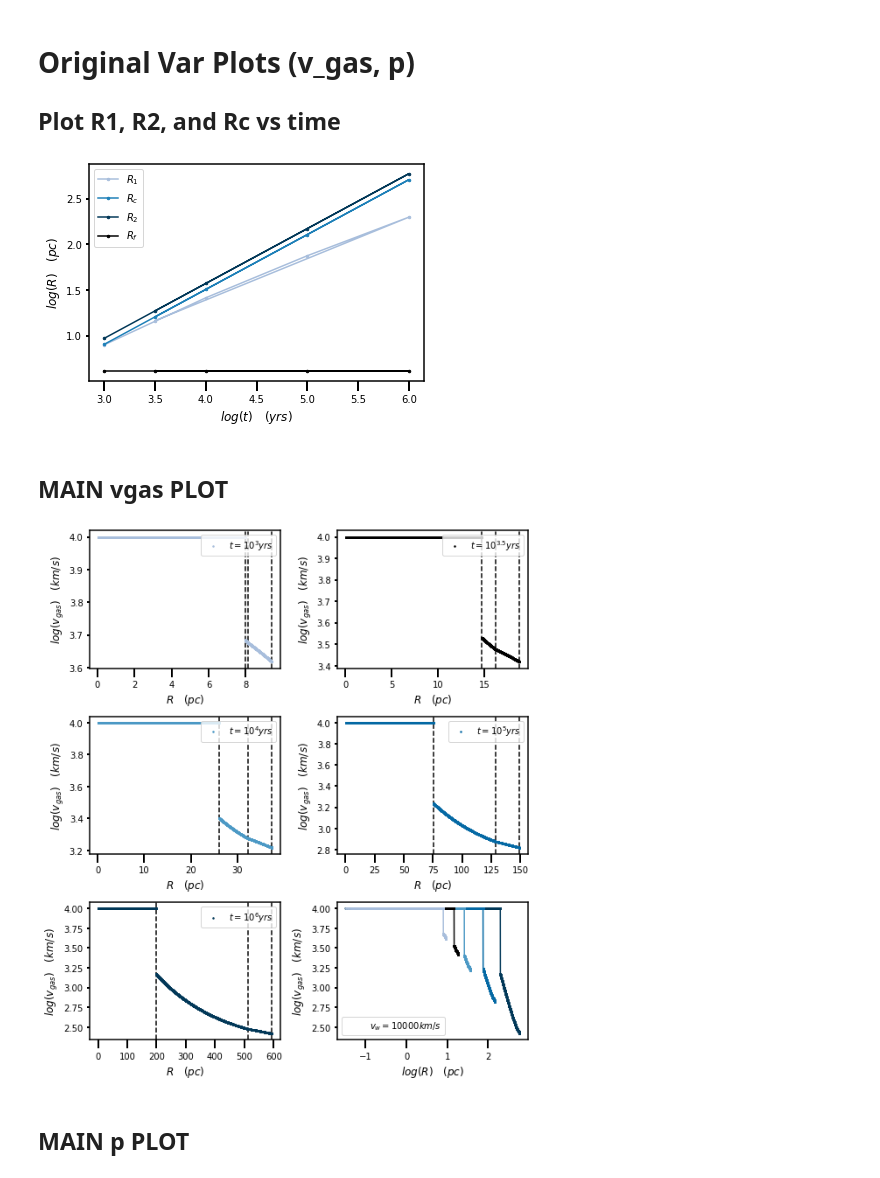
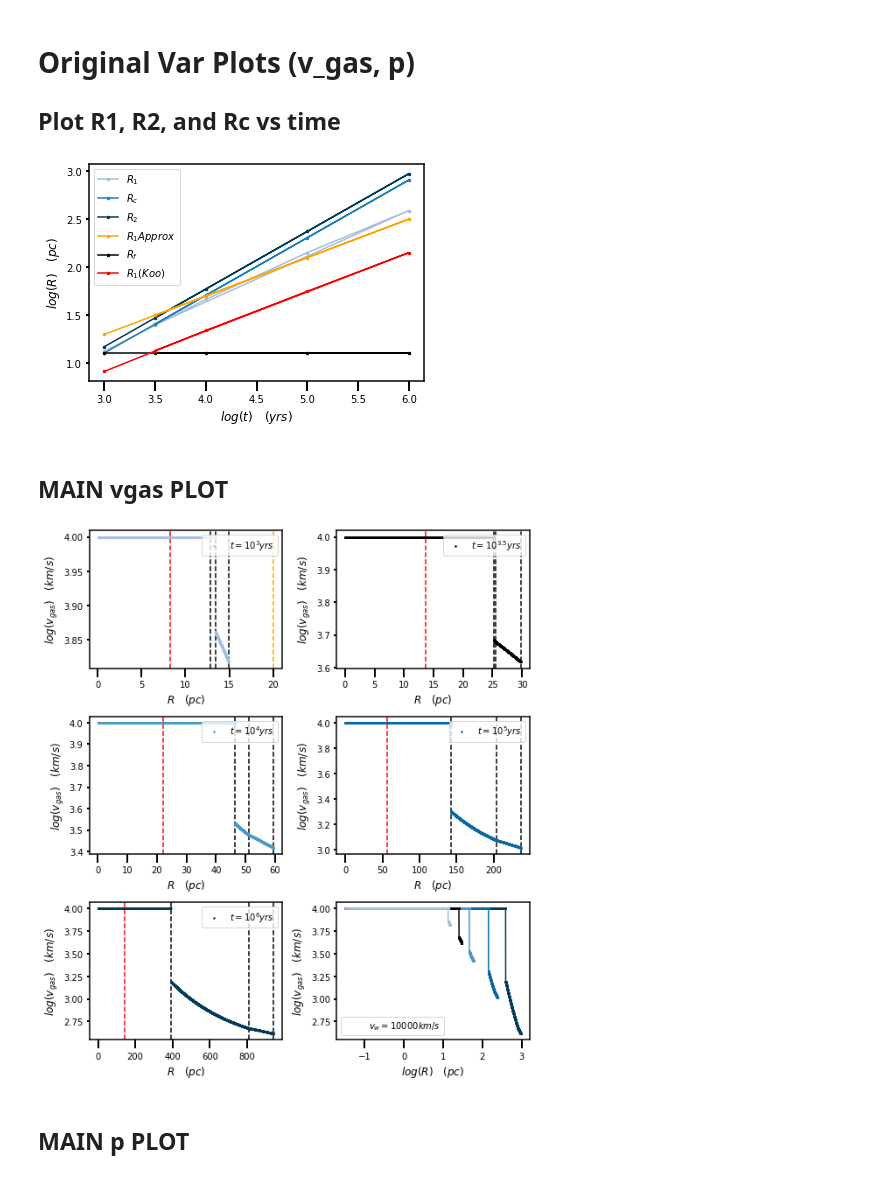
Before and after one commit to cjmulholl/Vary_InitalParam, a Jupyter notebook: ShockedISM_ParamTests.ipynb, the cells around one changed output. Drawn from its saved outputs; the diff is of its cells as text; code cells hidden in the pictures.

Commit message:
Test different equations for R1 (Koo1992b)

```diff
--- a/ShockedISM_ParamTests.ipynb
+++ b/ShockedISM_ParamTests.ipynb
@@ -47,7 +47,7 @@ cmap.set_array([])
 #Initial parameters
 #alpha= 1.0 #0 < alpha < 2
 alpha_FG= 0.921 #dimensionless constant
-L_AGN = 10.0**46.0 #erg/s = (g*cm^2/s^2)/s
+L_AGN = 10.0**47.0 #erg/s = (g*cm^2/s^2)/s
 nH_0= 100.0 # particles/cm^3
 rho_0 = nH_0*(scipy.constants.m_p*1000.0) #g/cm^3
 rho_ISM=rho_0
@@ -78,7 +78,9 @@ dR2_dt1=[]
 vg_t1 = {}; r_t1 = {}; p_t1 = {}
 N_t=[]
 
-Rf_t1=[]
+R1approx_t1=[]
+Rf_t1=[];vcr_t1=[];C1=(6.0*(10**(-35)))
+R1Koo_t1=[]
 Rc_ind1_t=[]
 
 vg1_R1=[None]*5;vg1_Rc=[None]*5;vg1_R2=[None]*5
@@ -110,7 +112,11 @@ for i in range(5):
 
     Rc_t1.append(0.86*R2_t1[i])
 
+    R1approx_t1.append(((44.0/25.0)**(0.5))*((16.0/15.0)**0.75)*((Rc_t1[i]**(1.5))/((vin*t1[i])**0.5)))
+
     Rf_t1.append((L_in/(2.0*np.pi*rho_0*(vin**3.0)))**0.5)
+    vcr_t1.append(((rho_0*L_in)/(2.0*np.pi*(C1**2.0)))**(1.0/11.0))
+    R1Koo_t1.append((0.91*R2_t1[i])/((1.0+(3.0*R2_t1[i]/Rf_t1[i]))**(1.0/3.0)))
 
     #Define equal width radius bins
     num= 10001
@@ -168,7 +174,8 @@ for i in range(5):
     #Convert units
     t1[i]=t1[i]/(3.154*(10.0**7.0)) #convert from s to yrs
     R1_t1[i]= R1_t1[i]/(3.086*(10.0**18)); Rc_t1[i]= Rc_t1[i]/(3.086*(10.0**18)); R2_t1[i]= R2_t1[i]/(3.086*(10.0**18)) #convert from cm to pc
-    Rf_t1[i]= Rf_t1[i]/(3.086*(10.0**18))
+    R1approx_t1[i]= R1approx_t1[i]/(3.086*(10.0**18))
+    Rf_t1[i]= Rf_t1[i]/(3.086*(10.0**18));R1Koo_t1[i]= R1Koo_t1[i]/(3.086*(10.0**18))
 
     for j in range(0,len(radius1)):
         radius1[j]= radius1[j]/(3.086*(10.0**18)) #convert from cm to pc
@@ -182,4 +189,5 @@ for i in range(5):
     p_t1[i+1] = p1_r
 
 print(Rf_t1)
+print(vcr_t1)
 # %% [output]
@@ -491,17 +500,19 @@ print(N1_dm[1][1])
 # %%
 #---Plot R1, R2, snd Rc vs time
 plt.plot(np.log10(t1),np.log10(R1_t1),c=cmap.to_rgba(8),linestyle="-",marker='.',markersize=5,label=r'$R_1$')
 plt.plot(np.log10(t1),np.log10(Rc_t1),c=cmap.to_rgba(14),linestyle="-",marker='.',markersize=5,label=r'$R_c$')
 plt.plot(np.log10(t1),np.log10(R2_t1),c=cmap.to_rgba(20),linestyle="-",marker='.',markersize=5,label=r'$R_2$')
+plt.plot(np.log10(t1),np.log10(R1approx_t1),c='orange',linestyle="-",marker='.',markersize=5,label=r'$R_1Approx$')
 plt.plot(np.log10(t1),np.log10(Rf_t1),c='black',linestyle="-",marker='.',markersize=5,label=r'$R_f$')
+plt.plot(np.log10(t1),np.log10(R1_test1),c='red',linestyle="-",marker='.',markersize=5,label=r'$R_1(Koo)$')
 
 plt.legend(loc='upper left')
 plt.ylabel(r'$log(R) \quad (pc)$', fontsize=12)
 plt.xlabel(r'$log(t) \quad (yrs)$', fontsize=12)
 #plt.savefig('vw10000/ShockBubble_logrVSlogt_vw10000.png',bbox_inches='tight')
 plt.show()
 # %% [output]
-[figure, old version]
+[figure, new version]
 # %% [markdown]
 ## MAIN vgas PLOT
 # %%
@@ -510,6 +521,8 @@ plt.show()
 fig, axes = plt.subplots(nrows=3, ncols=2, figsize=(8, 9))
 #---t=10^3yr
 axes[0,0].axvline(x=R1_t1[0],color='black',linestyle="--")
+axes[0,0].axvline(x=R1Koo_t1[0],color='red',linestyle="--")
+axes[0,0].axvline(x=R1approx_t1[0],color='orange',linestyle="--")
 axes[0,0].axvline(x=Rc_t1[0],color='black',linestyle="--")
 axes[0,0].axvline(x=R2_t1[0],color='black',linestyle="--")
 axes[0,0].plot((r_t1[1]),np.log10(vg_t1[1]),c=cmap.to_rgba(8),linestyle="",marker='.',markersize=3,label=r'$t=10^{3} yrs$')
@@ -520,6 +533,7 @@ axes[0,0].set_xlabel(r'$R \quad (pc)$', fontsize=12)
 axes[0,0].legend(loc='upper right')
 #---t=10^3.5yr
 axes[0,1].axvline(x=R1_t1[4],color='black',linestyle="--")
+axes[0,1].axvline(x=R1_test1[4],color='red',linestyle="--")
 axes[0,1].axvline(x=Rc_t1[4],color='black',linestyle="--")
 axes[0,1].axvline(x=R2_t1[4],color='black',linestyle="--")
 axes[0,1].plot((r_t1[5]),np.log10(vg_t1[5]),color='black',linestyle="",marker='.',markersize=3,label=r'$t=10^{3.5} yrs$')
@@ -530,6 +544,7 @@ axes[0,1].set_xlabel(r'$R \quad (pc)$', fontsize=12)
 axes[0,1].legend(loc='upper right')
 #---t=10^4yr
 axes[1,0].axvline(x=R1_t1[1],color='black',linestyle="--")
+axes[1,0].axvline(x=R1_test1[1],color='red',linestyle="--")
 axes[1,0].axvline(x=Rc_t1[1],color='black',linestyle="--")
 axes[1,0].axvline(x=R2_t1[1],color='black',linestyle="--")
 axes[1,0].plot((r_t1[2]),np.log10(vg_t1[2]),c=cmap.to_rgba(12),linestyle="",marker='.',markersize=3,label=r'$t=10^{4} yrs$')
@@ -540,6 +555,7 @@ axes[1,0].set_xlabel(r'$R \quad (pc)$', fontsize=12)
 axes[1,0].legend(loc='upper right')
 #---t=10^5yr
 axes[1,1].axvline(x=R1_t1[2],color='black',linestyle="--")
+axes[1,1].axvline(x=R1_test1[2],color='red',linestyle="--")
 axes[1,1].axvline(x=Rc_t1[2],color='black',linestyle="--")
 axes[1,1].axvline(x=R2_t1[2],color='black',linestyle="--")
 axes[1,1].plot((r_t1[3]),np.log10(vg_t1[3]),c=cmap.to_rgba(16),linestyle="",marker='.',markersize=3,label=r'$t=10^{5} yrs$')
@@ -550,6 +566,7 @@ axes[1,1].set_xlabel(r'$R \quad (pc)$', fontsize=12)
 axes[1,1].legend(loc='upper right')
 #---t=10^6yr
 axes[2,0].axvline(x=R1_t1[3],color='black',linestyle="--")
+axes[2,0].axvline(x=R1_test1[3],color='red',linestyle="--")
 axes[2,0].axvline(x=Rc_t1[3],color='black',linestyle="--")
 axes[2,0].axvline(x=R2_t1[3],color='black',linestyle="--")
 axes[2,0].plot((r_t1[4]),np.log10(vg_t1[4]),c=cmap.to_rgba(20),linestyle="",marker='.',markersize=3,label=r'$t=10^{6} yrs$')
@@ -575,7 +592,7 @@ plt.tight_layout()
 #plt.savefig('vw10000/ShockBubble_logvgasVSr_all2_vw10000.png',bbox_inches='tight')
 plt.show()
 # %% [output]
-[figure, old version]
+[figure, new version]
 # %% [markdown]
 ## MAIN p PLOT
 # %%
```
Also changed, not shown: parts of 1 cell of this notebook, 5 other files.
